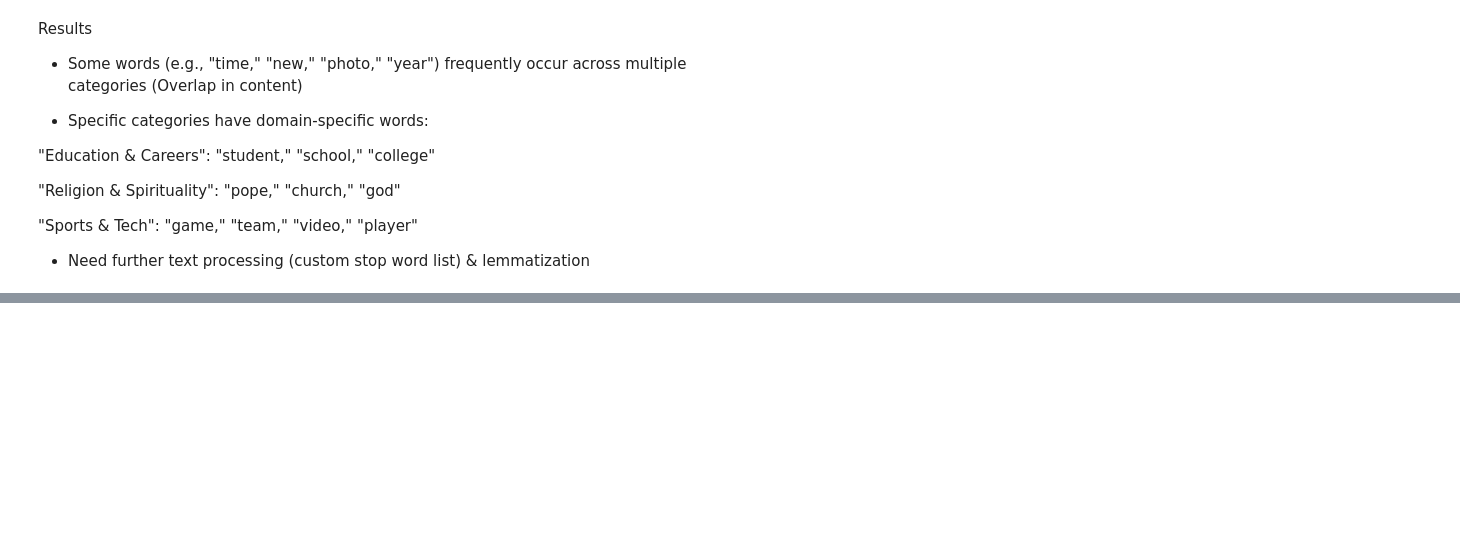
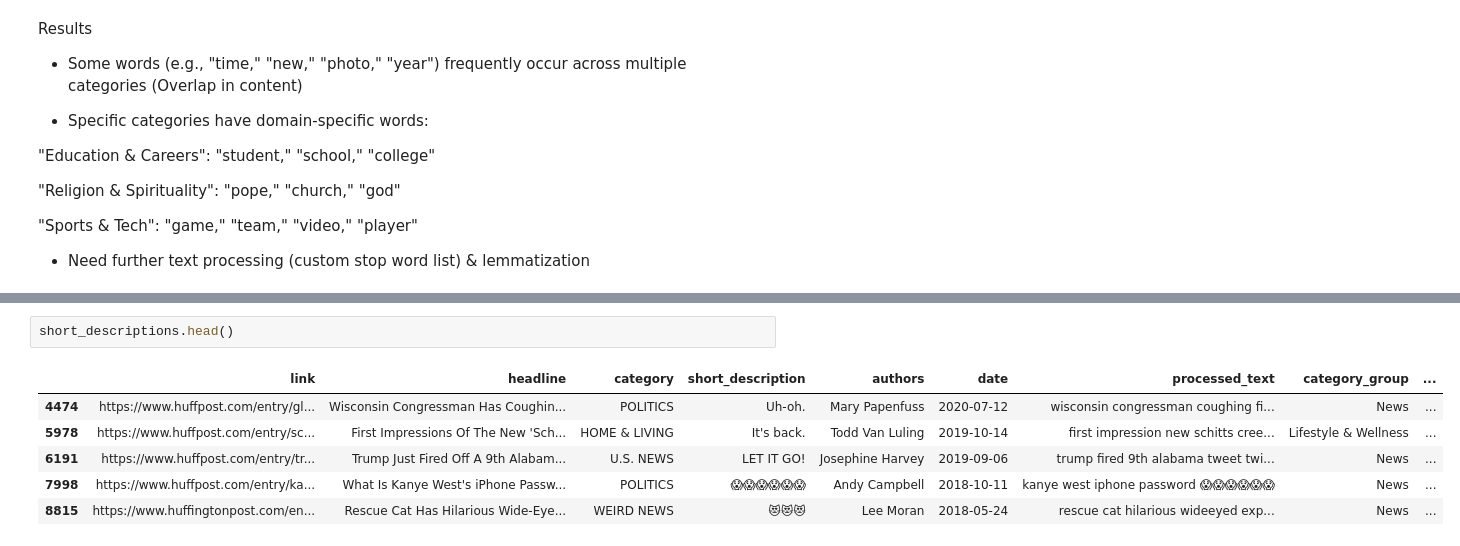
Before and after one commit to YPolina/News, a Jupyter notebook: EDA.ipynb, the cells around one changed output, grey strips where cells are left out. Cells and saved outputs as stored; diff of their text form; blank space fills up the shorter version.

```diff
--- a/EDA.ipynb
+++ b/EDA.ipynb
@@ -141,0 +188,9 @@ Results
+# %%
+short_descriptions.head()
+# %% [output]
+|  | link | headline | category | short_description | authors | date | processed_text | category_group | ... |
+| 4474 | https://www.huffpost.com/entry/gl... | Wisconsin Congressman Has Coughin... | POLITICS | Uh-oh. | Mary Papenfuss | 2020-07-12 | wisconsin congressman coughing fi... | News | ... |
+| 5978 | https://www.huffpost.com/entry/sc... | First Impressions Of The New 'Sch... | HOME & LIVING | It's back. | Todd Van Luling | 2019-10-14 | first impression new schitts cree... | Lifestyle & Wellness | ... |
+| 6191 | https://www.huffpost.com/entry/tr... | Trump Just Fired Off A 9th Alabam... | U.S. NEWS | LET IT GO! | Josephine Harvey | 2019-09-06 | trump fired 9th alabama tweet twi... | News | ... |
+| 7998 | https://www.huffpost.com/entry/ka... | What Is Kanye West's iPhone Passw... | POLITICS | 😱😱😱😱😱😱 | Andy Campbell | 2018-10-11 | kanye west iphone password 😱😱😱😱😱😱 | News | ... |
+| 8815 | https://www.huffingtonpost.com/en... | Rescue Cat Has Hilarious Wide-Eye... | WEIRD NEWS | 😻😻😻 | Lee Moran | 2018-05-24 | rescue cat hilarious wideeyed exp... | News | ... |
```
Also changed, not shown: parts of 7 cells of this notebook, 1 other file.
